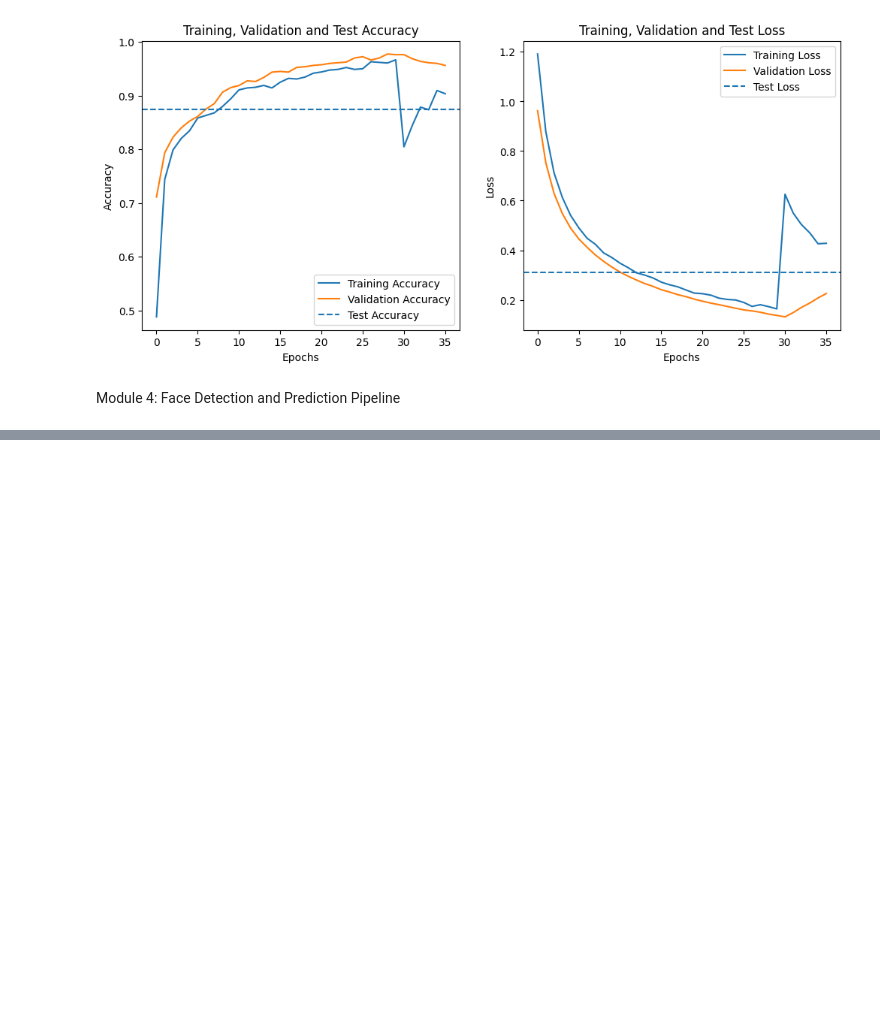
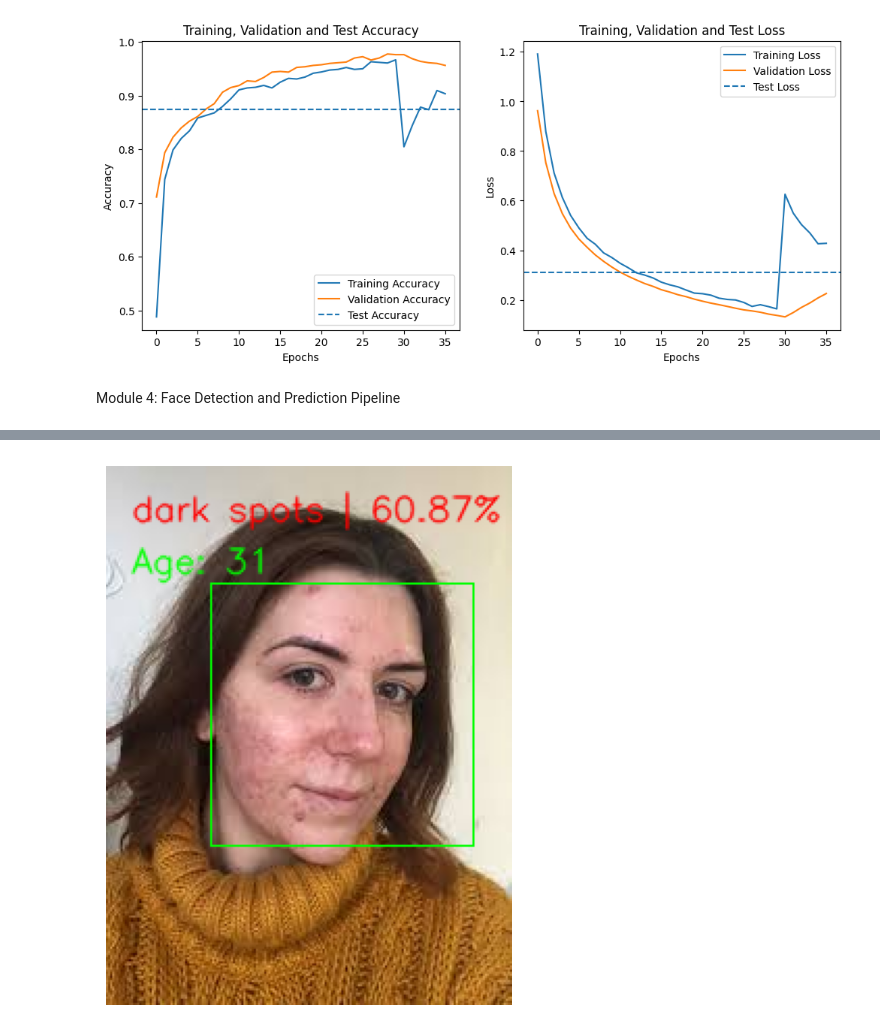
Before and after one commit to Springboard-Mentor-DermalScan/AI-DermalScan_Batch9, a Jupyter notebook: project.ipynb, the cells around one changed output, grey strips where cells are left out. Drawn from its saved outputs; the diff is of its cells as text; code cells hidden in the pictures; blank space fills up the shorter version.

```diff
--- a/project.ipynb
+++ b/project.ipynb
@@ -325,0 +360,90 @@ Module 4: Face Detection and Prediction Pipeline
+# %%
+import cv2
+import numpy as np
+import matplotlib.pyplot as plt
+from tensorflow.keras.preprocessing.image import img_to_array
+from tensorflow.keras.applications.efficientnet import preprocess_input
+
+# ------------------ Load Image Safely ------------------
+img_path = r"C:\Suganth\Project\Infosys Springboard\AI_DermaScan\edee38c6-6337-4d84-92d7-56c25cbc1ad3.jpg"
+#   ↑ note the r before string or use "/" instead of "\"
+
+image = cv2.imread(img_path)
+gray = cv2.cvtColor(image, cv2.COLOR_BGR2GRAY)
+
+faces = face_cascade.detectMultiScale(gray, scaleFactor=1.3, minNeighbors=5)
+print(f"\nFaces Detected: {len(faces)}\n")
+
+# ------------------ Prediction Loop ------------------
+for i, (x, y, w, h) in enumerate(faces, 1):
+    face = image[y:y+h, x:x+w]
+
+    # Preprocess
+    face_resized = cv2.resize(face, (224, 224))
+    face_array = img_to_array(face_resized)
+    face_array = np.expand_dims(face_array, axis=0)
+    face_array = preprocess_input(face_array)
+
+    # Predict
+    preds = model.predict(face_array)
+    sorted_idx = preds[0].argsort()[::-1]
+
+    top1 = sorted_idx[0]
+    top2 = sorted_idx[1]
+
+    top1_label = class_labels[top1]
+    top1_conf = preds[0][top1] * 100
+
+    top2_label = class_labels[top2]
+    top2_conf = preds[0][top2] * 100
+
+    # ---------------- Confidence Logic ----------------
+    if top1_conf >= 50:
+        age = generate_age(top1_label)
+        result_text = f"{top1_label} | {top1_conf:.1f}% | Age:{age}"
+        print(f"Face {i}: {top1_label} ({top1_conf:.2f}%) | Age: {age}")
+    else:
+        result_text = f"Uncertain: {top1_label}({top1_conf:.1f}%) or {top2_label}({top2_conf:.1f}%)"
+        print(f"Face {i}: Uncertain → {top1_label}({top1_conf:.2f}%) / {top2_label}({top2_conf:.2f}%)")
+
+    # ---------------- Draw Bounding Box (thin) ----------------
+    cv2.rectangle(image, (x, y), (x+w, y+h), (0,255,0), 1)
+
+    # ---- Text content ----
+    label1 = f"{top1_label}:{top1_conf:.2f}%"
+    label2 = f"Age: {age}"
+
+    # ---- Measure text sizes ----
+    (text_w1, text_h1), _ = cv2.getTextSize(label1, cv2.FONT_HERSHEY_SIMPLEX, 0.55, 1)
+    (text_w2, text_h2), _ = cv2.getTextSize(label2, cv2.FONT_HERSHEY_SIMPLEX, 0.55, 1)
+    box_w = max(text_w1, text_w2)
+
+    # ---- Center above box ----
+    text_x = x + (w - box_w) // 2
+    line1_y = y - 30          # move slightly higher
+    line2_y = y - 5           # Age goes separately 15px below 1st line
+
+    # Stay inside frame horizontally
+    text_x = max(text_x, 5)
+    if text_x + box_w > image.shape[1]-5:
+        text_x = image.shape[1] - box_w - 5
+
+    # If too close to top -> move both lines inside box safely
+    if line1_y < 15:
+        line1_y = y + 15
+        line2_y = line1_y + text_h1 + 10
+
+    # ------- Draw thin readable text -------
+    cv2.putText(image, label1, (text_x, line1_y),
+                cv2.FONT_HERSHEY_SIMPLEX, 0.55, (0,0,255), 1, cv2.LINE_AA)
+
+    cv2.putText(image, label2, (text_x, line2_y),
+                cv2.FONT_HERSHEY_SIMPLEX, 0.55, (0,255,0), 1, cv2.LINE_AA)
+
+# ---------------- Show Final Output ----------------
+image_rgb = cv2.cvtColor(image, cv2.COLOR_BGR2RGB)
+plt.figure(figsize=(8,7))
+plt.imshow(image_rgb)
+plt.axis("off")
+plt.show()
+# %% [output]
@@ -325,0 +454 @@ Module 4: Face Detection and Prediction Pipeline
+[figure, added]
```
Also changed, not shown: parts of 2 cells of this notebook, 2 other files.
